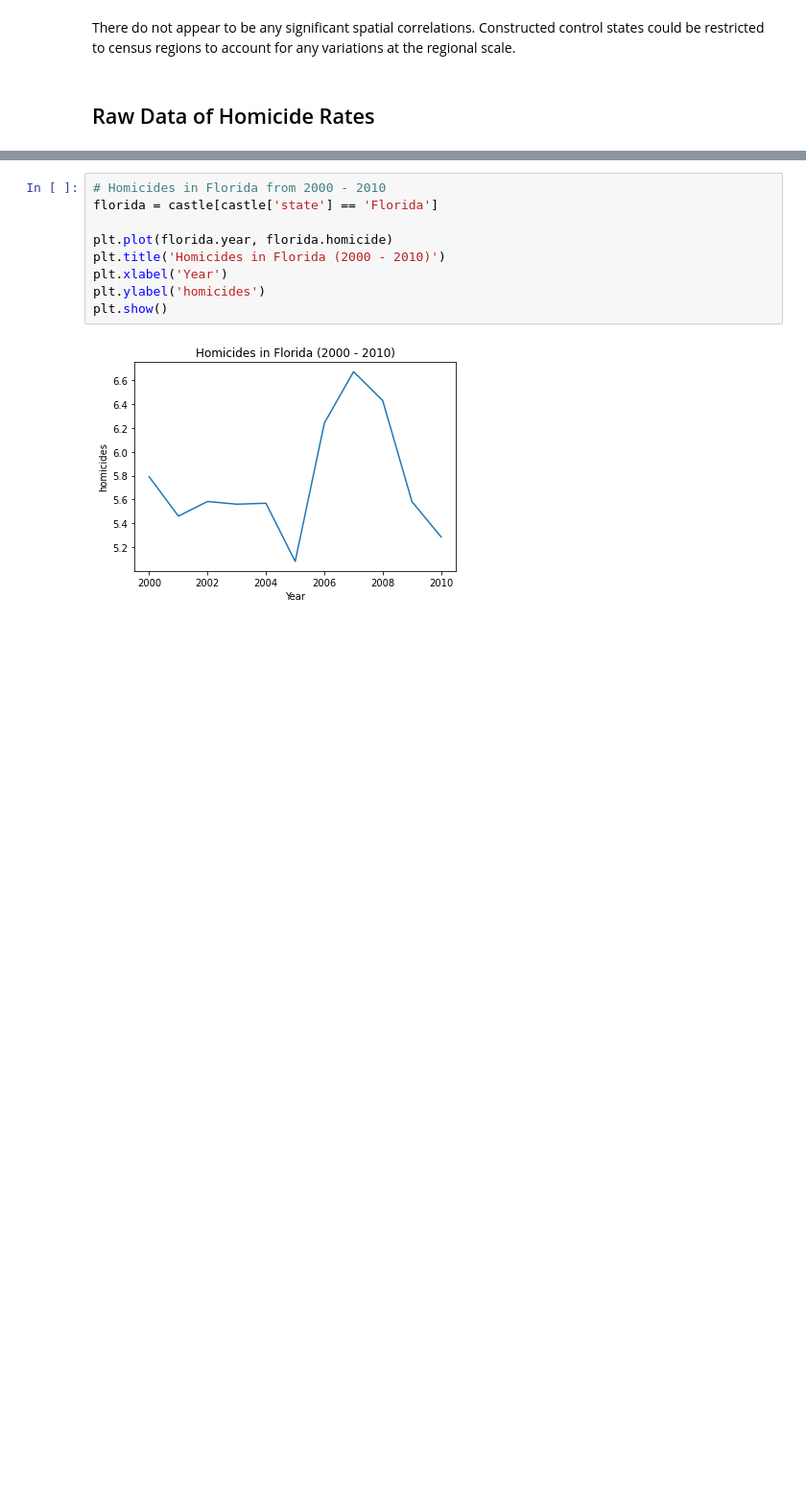
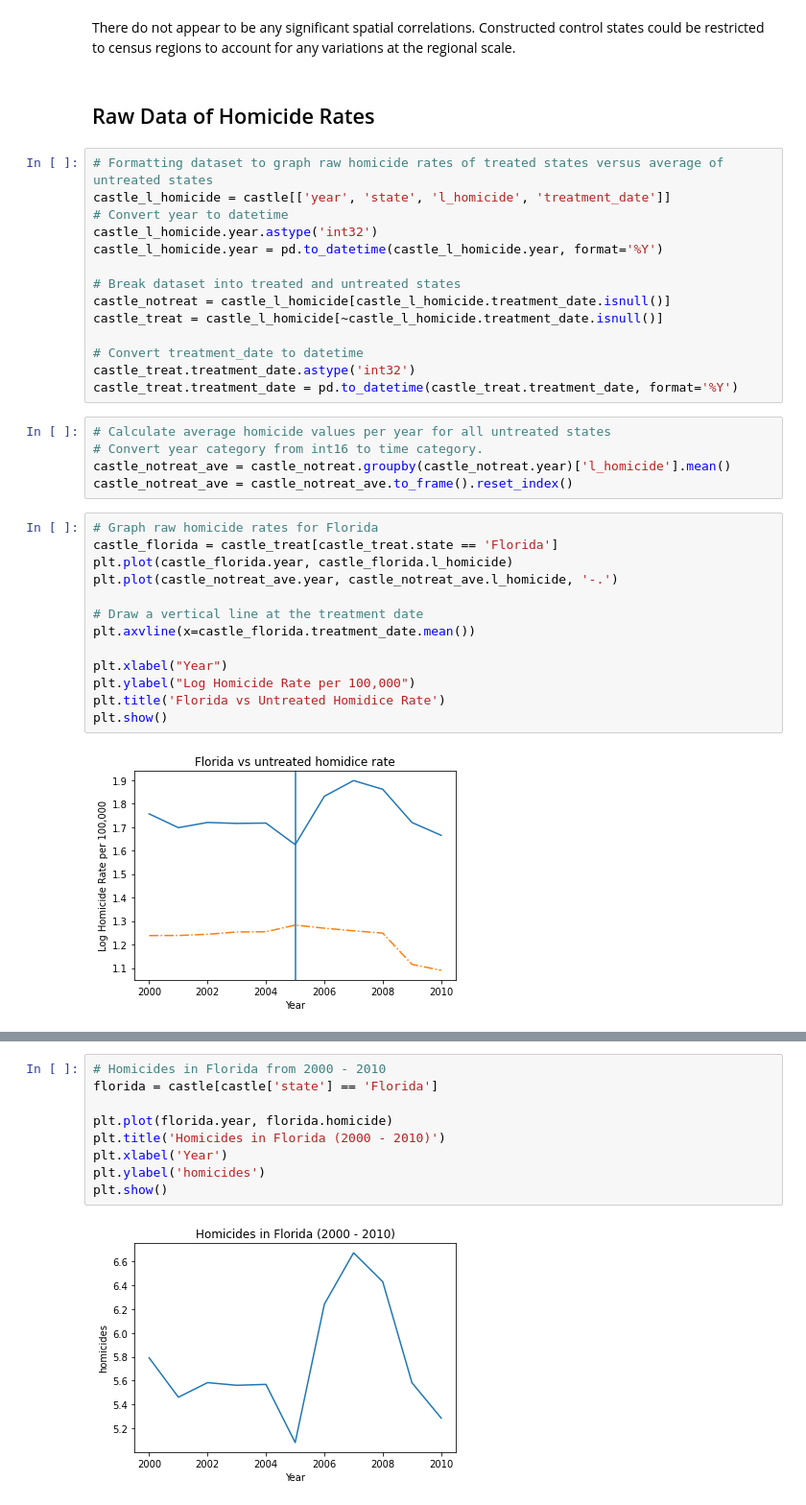
Before and after one commit to ChadDelany/causal_inference_castle_doctrine, a Jupyter notebook: notebooks/02_EDA.ipynb, the cells around one changed output, grey strips where cells are left out. Shown at 96% size. Cells and saved outputs as stored; diff of their text form; blank space fills up the shorter version.

Commit message:
updated series of graphs of log homicide rates per treated state

```diff
--- a/notebooks/02_EDA.ipynb
+++ b/notebooks/02_EDA.ipynb
@@ -137,3 +137,37 @@ fig.show()
 There do not appear to be any significant spatial correlations.  Constructed control states could be restricted to census regions to account for any variations at the regional scale.
 # %% [markdown]
 ## Raw Data of Homicide Rates
+# %%
+# Formatting dataset to graph raw homicide rates of treated states versus average of untreated states
+castle_l_homicide = castle[['year', 'state', 'l_homicide', 'treatment_date']]
+# Convert year to datetime
+castle_l_homicide.year.astype('int32')
+castle_l_homicide.year = pd.to_datetime(castle_l_homicide.year, format='%Y')
+
+# Break dataset into treated and untreated states
+castle_notreat = castle_l_homicide[castle_l_homicide.treatment_date.isnull()]
+castle_treat = castle_l_homicide[~castle_l_homicide.treatment_date.isnull()]
+
+# Convert treatment_date to datetime
+castle_treat.treatment_date.astype('int32')
+castle_treat.treatment_date = pd.to_datetime(castle_treat.treatment_date, format='%Y')
+# %%
+# Calculate average homicide values per year for all untreated states
+# Convert year category from int16 to time category.
+castle_notreat_ave = castle_notreat.groupby(castle_notreat.year)['l_homicide'].mean()
+castle_notreat_ave = castle_notreat_ave.to_frame().reset_index()
+# %%
+# Graph raw homicide rates for Florida
+castle_florida = castle_treat[castle_treat.state == 'Florida']
+plt.plot(castle_florida.year, castle_florida.l_homicide)
+plt.plot(castle_notreat_ave.year, castle_notreat_ave.l_homicide, '-.')
+
+# Draw a vertical line at the treatment date
+plt.axvline(x=castle_florida.treatment_date.mean())
+
+plt.xlabel("Year")
+plt.ylabel("Log Homicide Rate per 100,000")
+plt.title('Florida vs Untreated Homidice Rate')
+plt.show()
+# %% [output]
+[figure, added]
```
Also changed, not shown: parts of 2 cells of this notebook.
